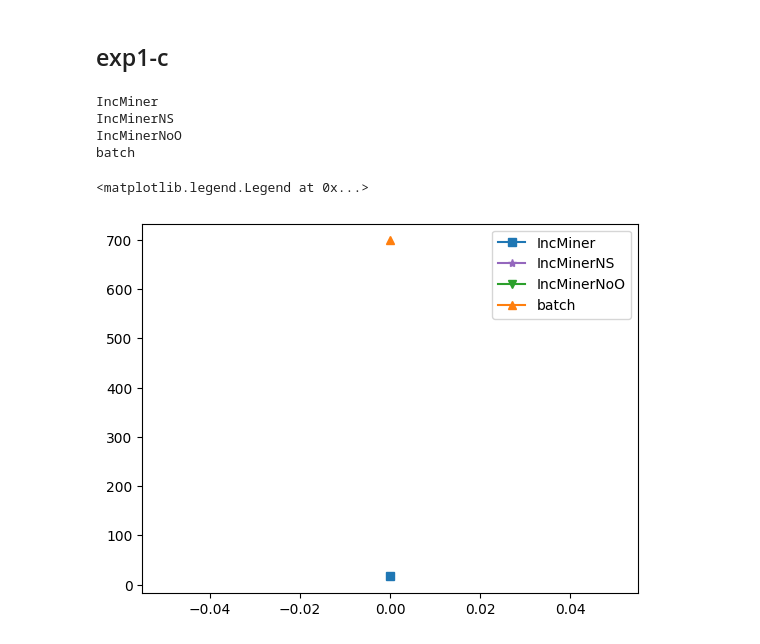
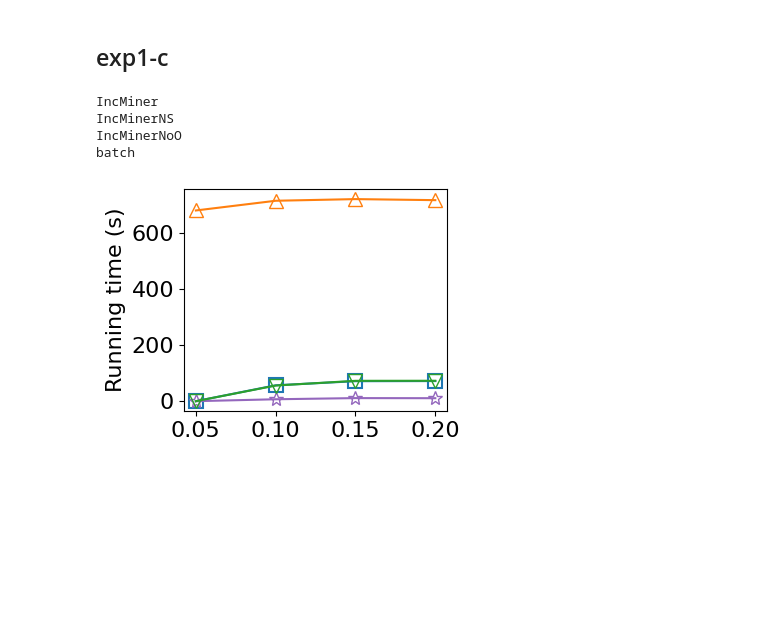
Before and after one commit to HaoxianChen/inc-miner-experiment-plots, a Jupyter notebook: plots.ipynb, the cells around one changed output. Saved outputs shown, nothing was run; the diff lists cells and outputs as text; code cells hidden in the pictures; blank space fills up the shorter version.

```diff
--- a/plots.ipynb
+++ b/plots.ipynb
@@ -17,8 +19,8 @@ import matplotlib.pyplot as plt
 import numpy as np
 
 # Set default figure size (width, height in inches)
-# plt.rcParams['figure.figsize'] = [4, 3]
-plt.rcParams['figure.figsize'] = [8, 6]
+plt.rcParams['figure.figsize'] = [4, 3]
+# plt.rcParams['figure.figsize'] = [8, 6]
 
 plt.rcParams['font.size'] = 16
 
@@ -190,9 +200,9 @@ for label, group in groups:
     X = group['etaDiff']
     # print (group['time'])
     plt.plot(range(len(X)), group['time'], label=label, marker=markerMap[label],color=colorMap[label],
-                # markerfacecolor=markerStyleMap[label].get('markerfacecolor', 'auto'),
-                # markeredgewidth=markerStyleMap[label].get('markeredgewidth', 1.0),
-                # markersize=markerStyleMap[label].get('markersize', 10)
+                markerfacecolor=markerStyleMap[label].get('markerfacecolor', 'auto'),
+                markeredgewidth=markerStyleMap[label].get('markeredgewidth', 1.0),
+                markersize=markerStyleMap[label].get('markersize', 10)
             )
 
 # Add plot labels and legend
@@ -236,9 +326,9 @@ for label, group in groups:
     X = group['etaDiff']
     # print (group['time'])
     plt.plot(range(len(X)), group['time'], label=label, marker=markerMap[label],color=colorMap[label],
-                # markerfacecolor=markerStyleMap[label].get('markerfacecolor', 'auto'),
-                # markeredgewidth=markerStyleMap[label].get('markeredgewidth', 1.0),
-                # markersize=markerStyleMap[label].get('markersize', 10)
+                markerfacecolor=markerStyleMap[label].get('markerfacecolor', 'auto'),
+                markeredgewidth=markerStyleMap[label].get('markeredgewidth', 1.0),
+                markersize=markerStyleMap[label].get('markersize', 10)
             )
 
 # Add plot labels and legend
@@ -252,7 +342,7 @@ if VERBOSE:
     plt.title(tab)
     plt.legend()
 
-outfile = "plots/exp1_hospital_eta_X_increase.pdf"
+outfile = "plots/exp1_hospital_eta_X_decrease.pdf"
 plt.tight_layout()
 plt.savefig(outfile, bbox_inches='tight')
 
@@ -273,24 +444,40 @@ df = pre_process_exp1(df)
 # %%
 # Group by the "label" column
 groups = df.groupby('Baseline')
 
 # Create a plot for each group
 plt.figure()
 
 for label, group in groups:
     print (label)
-    X = group['Baseline']
+    X = group['etaDiff']
     # print (group['time'])
     plt.plot(range(len(X)), group['time'], label=label, marker=markerMap[label],color=colorMap[label],
-                # markerfacecolor=markerStyleMap[label].get('markerfacecolor', 'auto'),
-                # markeredgewidth=markerStyleMap[label].get('markeredgewidth', 1.0),
-                # markersize=markerStyleMap[label].get('markersize', 10)
+                markerfacecolor=markerStyleMap[label].get('markerfacecolor', 'auto'),
+                markeredgewidth=markerStyleMap[label].get('markeredgewidth', 1.0),
+                markersize=markerStyleMap[label].get('markersize', 10)
             )
-plt.legend()
+
+# Add plot labels and legend
+plt.ylabel('Running time (s)')  # Label for y-axis
+
+xtick_labels = [f"{value:.2f}" for value in X]
+plt.xticks(range(len(X)), xtick_labels)
+
+if VERBOSE:
+    plt.xlabel('delta eta')  # Label for x-axis
+    plt.title(tab)
+    plt.legend()
+
+outfile = "plots/exp1_hospital_eta_p_increase.pdf"
+plt.tight_layout()
+plt.savefig(outfile, bbox_inches='tight')
+
+# Display the plot
+plt.show()
 # %% [output]
 IncMiner
 IncMinerNS
 IncMinerNoO
 batch
-<matplotlib.legend.Legend at 0x...>
-[figure, old version]
+[figure, new version]
```
Also changed, not shown: parts of 43 cells of this notebook, 26 other files.
